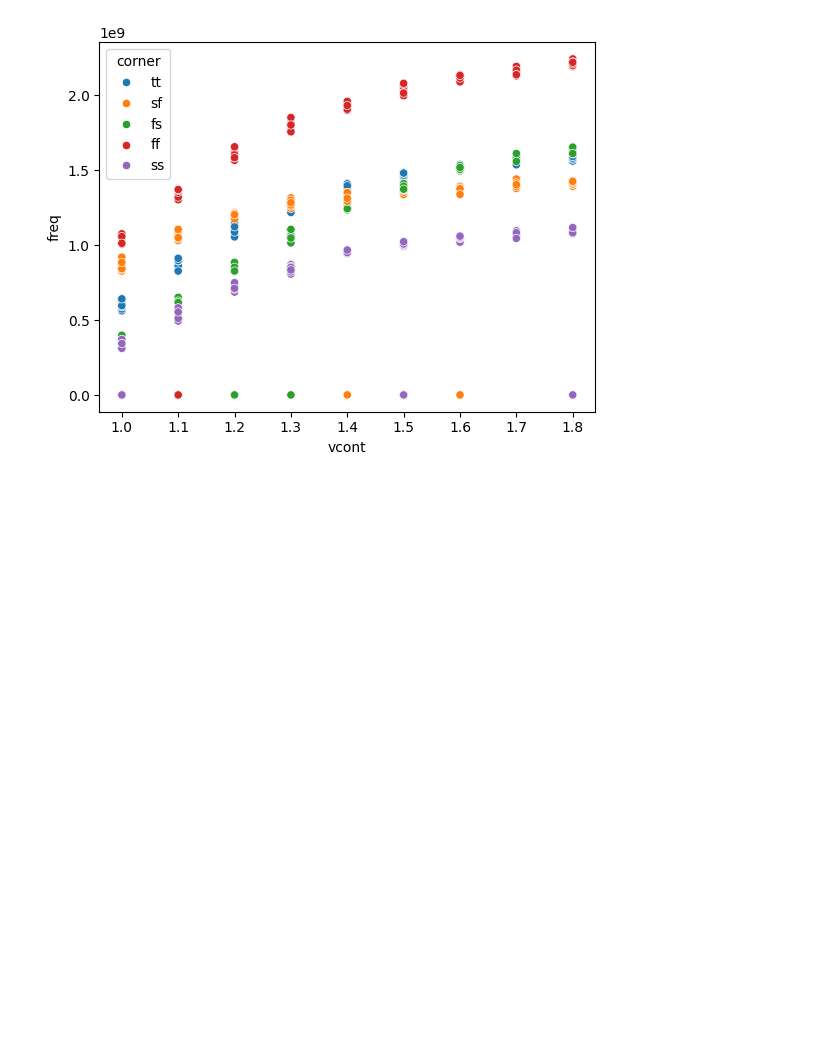
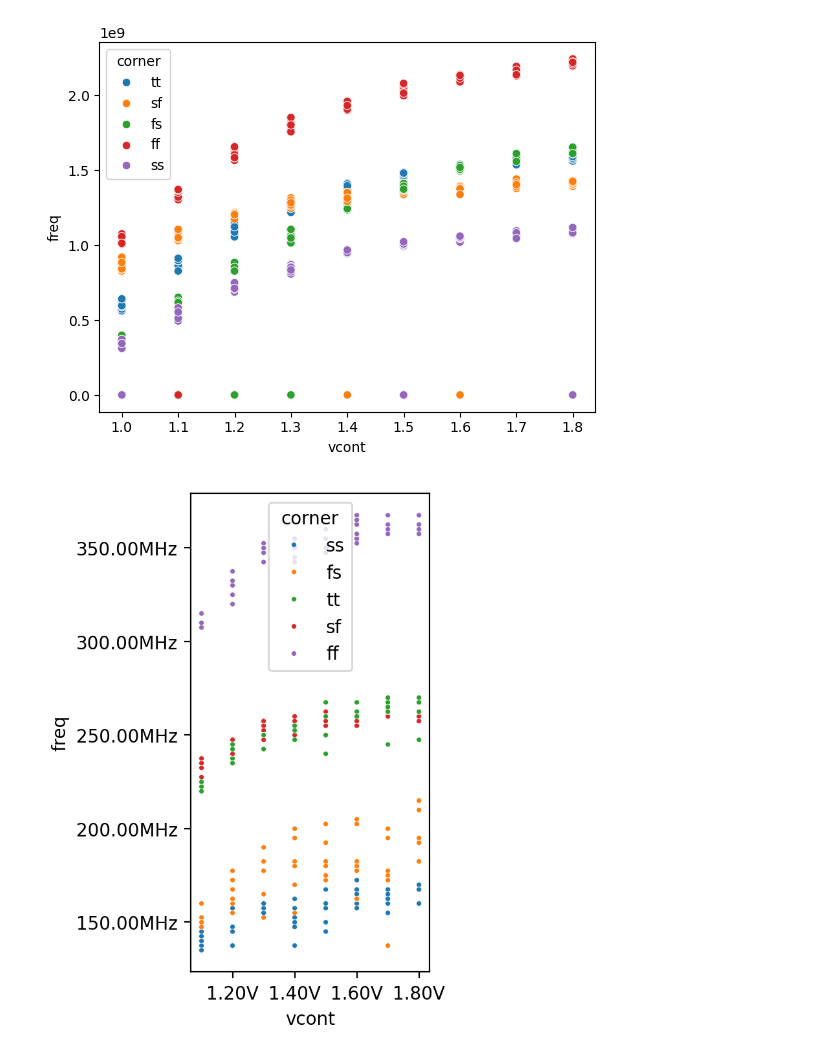
Before and after one commit to obriensp/tt07-spo-pll-bits, a Jupyter notebook: analysis/vco_test.ipynb, the cells around one changed output. Drawn from its saved outputs; the diff is of its cells as text; code cells hidden in the pictures; blank space fills up the shorter version.

```diff
--- a/analysis/vco_test.ipynb
+++ b/analysis/vco_test.ipynb
@@ -9,3 +10,13 @@ sns.scatterplot(x='vcont', y='freq', hue='corner', data=df.query('s0==0 and s1==
 plt.show()
 # %% [output]
 [figure]
+# %%
+fig, ax = plt.subplots()
+sns.scatterplot(x='vcont', y='freq', hue='corner', data=df.query('s0==1 and s1==1'), s=8.0)
+ax.xaxis.set_major_formatter(ticker.FuncFormatter(lambda x, pos: '{:,.2f}'.format(x) + 'V'))
+ax.yaxis.set_major_formatter(ticker.FuncFormatter(lambda x, pos: '{:,.2f}'.format(x/1000000) + 'MHz'))
+ax.set_box_aspect(2.0)
+fig.set_dpi(200)
+plt.show()
+# %% [output]
+[figure, added]
```
Also changed, not shown: parts of 1 cell of this notebook, 37 other files.
